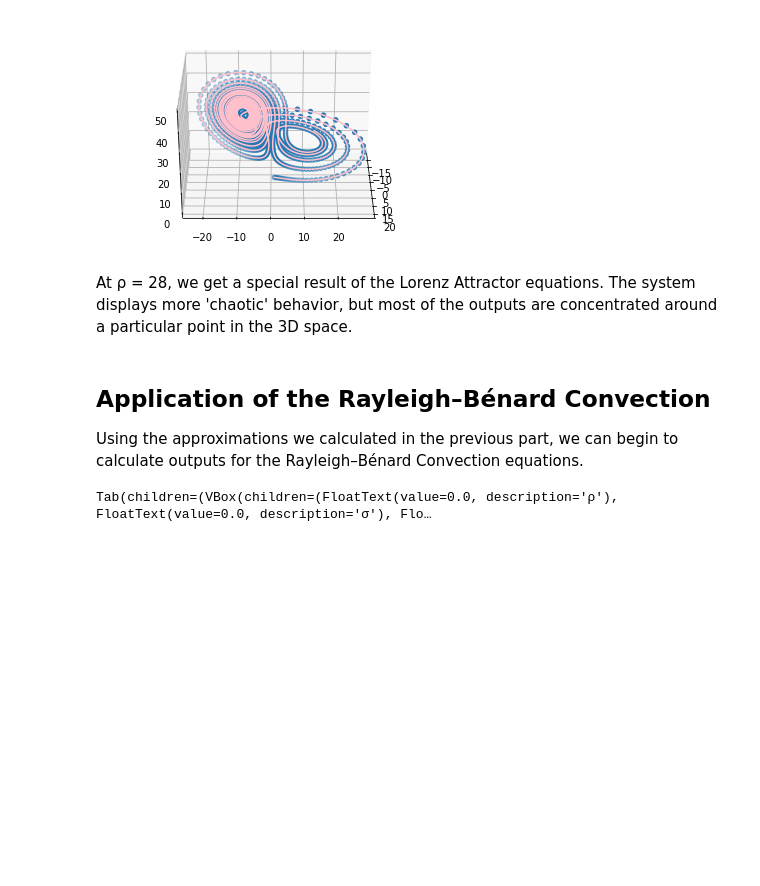
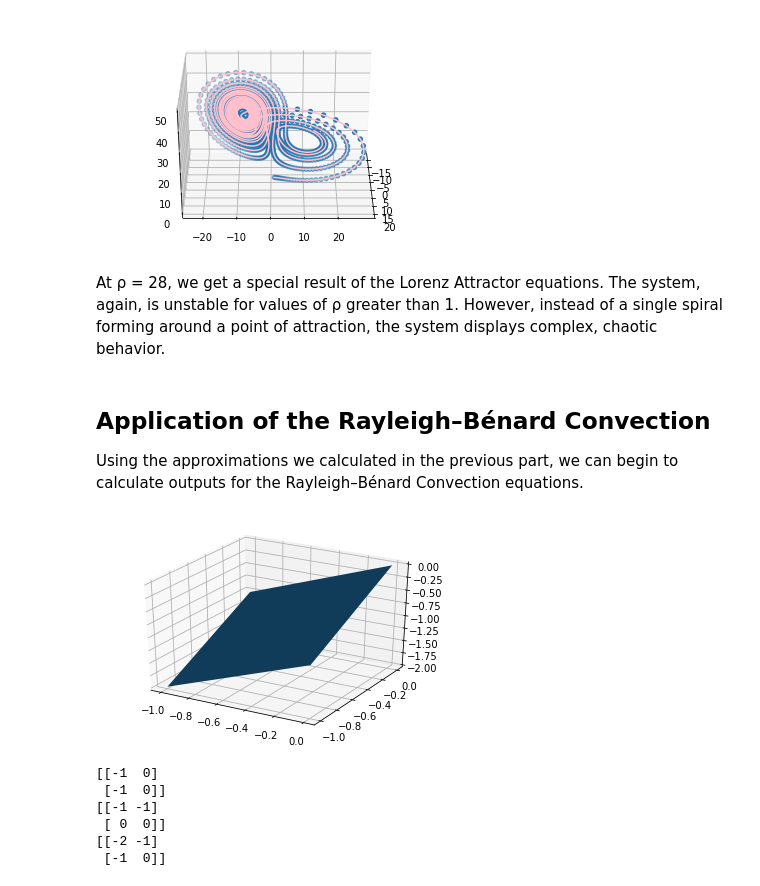
Before and after one commit to eangelcortes/lorenz_eq, a Jupyter notebook: Lorenz Equations 3.0.ipynb, the cells around one changed output. Saved outputs shown, nothing was run; the diff lists cells and outputs as text; code cells hidden in the pictures; blank space fills up the shorter version.

```diff
--- a/Lorenz Equations 3.0.ipynb
+++ b/Lorenz Equations 3.0.ipynb
@@ -145,7 +190,7 @@ ax.plot3D(Y[0],Y[1],Y[2], 'pink'); ax.scatter3D(Y[0], Y[1], Y[2])
 <mpl_toolkits.mplot3d.art3d.Path3DCollection at 0x...>
 [figure]
 # %% [markdown]
-At ρ = 28, we get a special result of the Lorenz Attractor equations.  The system displays more 'chaotic' behavior, but most of the outputs are concentrated around a particular point in the 3D space.
+At ρ = 28, we get a special result of the Lorenz Attractor equations.  The system, again, is unstable for values of ρ greater than 1.  However, instead of a single spiral forming around a point of attraction, the system displays complex, chaotic behavior.
 # %% [markdown]
 <h2>Application of the Rayleigh–Bénard Convection</h2>
 Using the approximations we calculated in the previous part, we can begin to calculate outputs for the Rayleigh–Bénard Convection equations.
@@ -156,17 +201,24 @@ q = π/(math.sqrt(2))
 
 ψ = lambda x,z,t: Y[0][t]*math.cos(π*z)*math.sin(q*x)
 θ = lambda x,z,t: Y[1][t]*math.cos(π*z)*math.sin(q*x) + Y[2][t]*math.sin(2*π*z)
-# %%
-# Next semester, consult with Jupyter office about how to implement animated widget for use in 2D result testing
-# Unable to find a way to quickly modify matlab plot from widget... possibly need a different toolkit?
-
-
-# Testing inputs from tabs to modify a 3D matlab model:
-box = widgets.VBox(children=[widgets.FloatText(description='ρ'), widgets.FloatText(description='σ'), widgets.FloatText(description='β')])
-tab_nest = widgets.Tab()
-tab_nest.children = [box, box]
-tab_nest.set_title(0, 'Test 1')
-tab_nest.set_title(1, 'Test 2')
-tab_nest
-# %% [output]
-Tab(children=(VBox(children=(FloatText(value=0.0, description='ρ'), FloatText(value=0.0, description='σ'), Flo…
+# %%
+fig = plt.figure()
+ax = fig.gca(projection='3d')
+Xp = num.arange(-1, 1, 1)
+Yp= num.arange(-1, 1, 1)
+Xp, Yp = num.meshgrid(Xp, Yp)
+Zp = Xp + Yp
+ax.plot_surface(Xp, Yp, Zp)
+plt.show()
+
+print(Xp)
+print(Yp)
+print(Zp)
+# %% [output]
+[figure, added]
+[[-1  0]
+ [-1  0]]
+[[-1 -1]
+ [ 0  0]]
+[[-2 -1]
+ [-1  0]]
```
Also changed, not shown: parts of 15 cells of this notebook.
